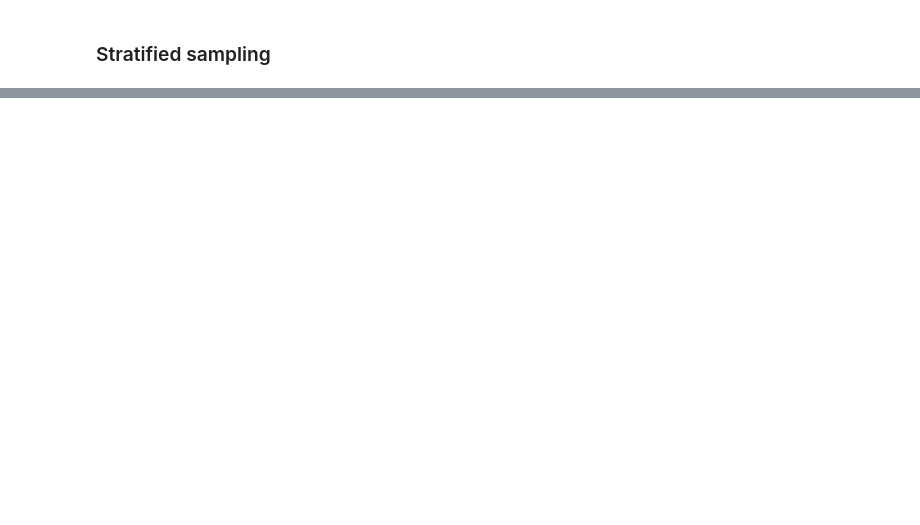
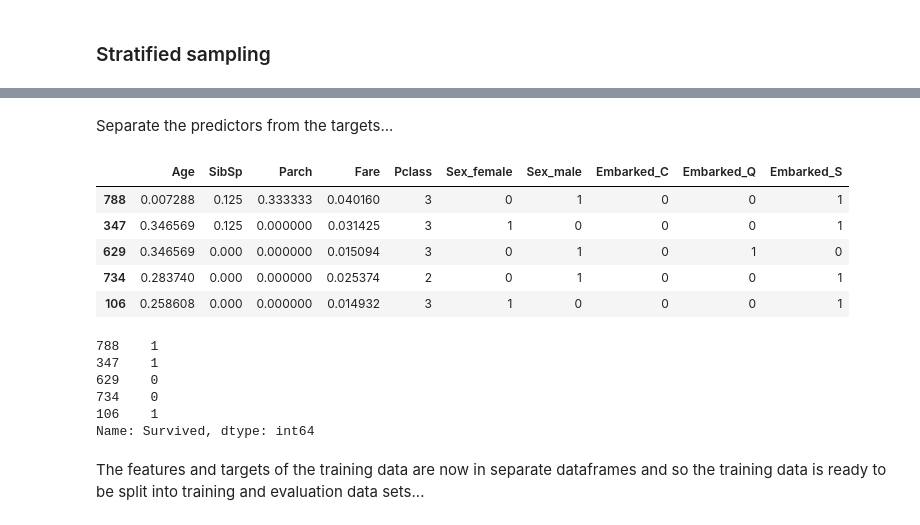
Before and after one commit to JonR45/Titanic, a Jupyter notebook: titanic_project.ipynb, the cells around one changed output, grey strips where cells are left out. Cells and saved outputs as stored; diff of their text form; code cells hidden in the pictures; blank space fills up the shorter version.

```diff
--- a/titanic_project.ipynb
+++ b/titanic_project.ipynb
@@ -613,0 +638,24 @@ for train_index, test_index in split.split(df, df["Sex_male"]):
+# %% [markdown]
+Separate the predictors from the targets...
+# %%
+stratified_training_features = stratified_training.drop(['Survived'], axis=1)
+stratified_training_features.head()
+# %% [output]
+|  | Age | SibSp | Parch | Fare | Pclass | Sex_female | Sex_male | Embarked_C | Embarked_Q | Embarked_S |
+| 788 | 0.007288 | 0.125 | 0.333333 | 0.040160 | 3 | 0 | 1 | 0 | 0 | 1 |
+| 347 | 0.346569 | 0.125 | 0.000000 | 0.031425 | 3 | 1 | 0 | 0 | 0 | 1 |
+| 629 | 0.346569 | 0.000 | 0.000000 | 0.015094 | 3 | 0 | 1 | 0 | 1 | 0 |
+| 734 | 0.283740 | 0.000 | 0.000000 | 0.025374 | 2 | 0 | 1 | 0 | 0 | 1 |
+| 106 | 0.258608 | 0.000 | 0.000000 | 0.014932 | 3 | 1 | 0 | 0 | 0 | 1 |
+# %%
+stratified_training_targets = stratified_training['Survived']
+stratified_training_targets.head()
+# %% [output]
+788    1
+347    1
+629    0
+734    0
+106    1
+Name: Survived, dtype: int64
+# %% [markdown]
+The features and targets of the training data are now in separate dataframes and so the training data is ready to be split into training and evaluation data sets...
```
Also changed, not shown: parts of 29 cells of this notebook.
